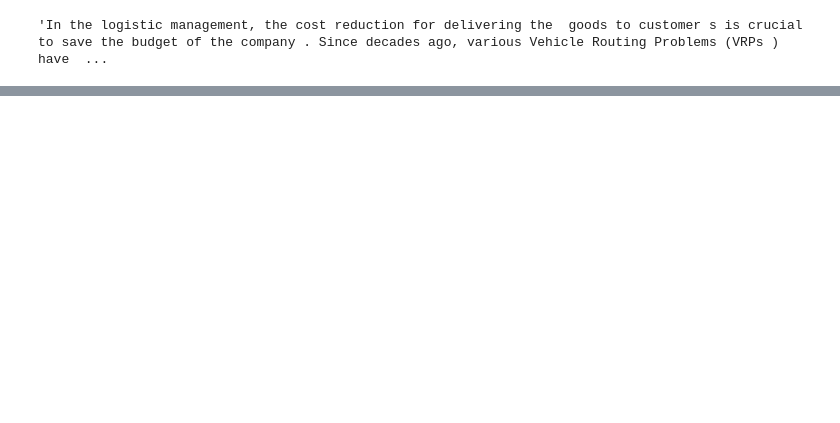
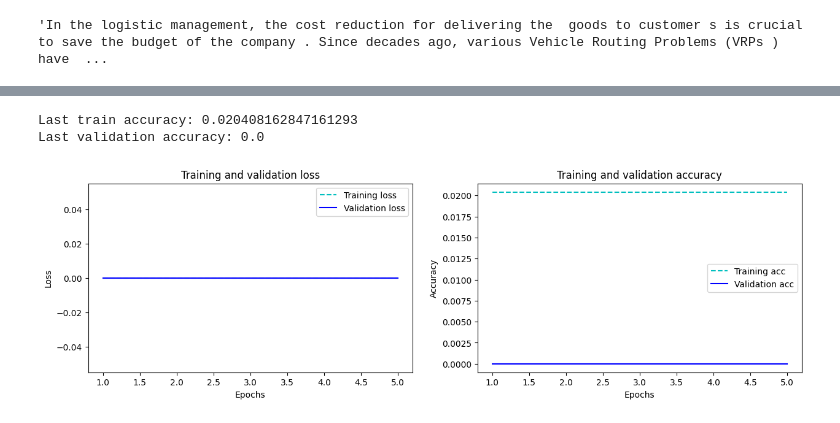
Before and after one commit to doonitius/ai-thesisify, a Jupyter notebook: thesis_txts.ipynb, the cells around one changed output, grey strips where cells are left out. Saved outputs shown, nothing was run; the diff lists cells and outputs as text; code cells hidden in the pictures; blank space fills up the shorter version.

```diff
--- a/thesis_txts.ipynb
+++ b/thesis_txts.ipynb
@@ -143,0 +320,3 @@ ValueError: The least populated class in y has only 1 member, which is too few.
+# %%
+rnn.compile(optimizer='rmsprop',
+            loss='sparse_categorical_crossentropy', metrics=['acc'])
@@ -143,0 +343,2 @@ ValueError: The least populated class in y has only 1 member, which is too few.
+# %%
+his =  rnn.fit(x_train,y_train,epochs=5,batch_size=32,validation_data=(x_val,y_val))
@@ -143,0 +351,44 @@ ValueError: The least populated class in y has only 1 member, which is too few.
+# %%
+# define a function to plot the result from training step
+def show_result(history):
+
+    # Print the result from the last epoch
+    print('Last train accuracy: %s'%history.history['acc'][-1])
+    print('Last validation accuracy: %s'%history.history['val_acc'][-1])
+
+    loss = history.history['loss']
+    val_loss = history.history['val_loss']
+
+    acc = history.history['acc']
+    val_acc = history.history['val_acc']
+
+    epochs = range(1, len(loss) + 1)
+
+    # Define a subplot
+    fig, axs = plt.subplots(1,2,figsize=(15,4))
+
+    # Plot loss
+    loss_plot = axs[0]
+
+    loss_plot.plot(epochs, loss, 'c--', label='Training loss')
+    loss_plot.plot(epochs, val_loss, 'b', label='Validation loss')
+    loss_plot.set_title('Training and validation loss')
+    loss_plot.set_xlabel('Epochs')
+    loss_plot.set_ylabel('Loss')
+    loss_plot.legend()
+
+    # Plot accuracy
+    acc_plot = axs[1]
+
+    acc_plot.plot(epochs, acc, 'c--', label='Training acc')
+    acc_plot.plot(epochs, val_acc, 'b', label='Validation acc')
+    acc_plot.set_title('Training and validation accuracy')
+    acc_plot.set_xlabel('Epochs')
+    acc_plot.set_ylabel('Accuracy')
+    acc_plot.legend()
+# %%
+show_result(his)
+# %% [output]
+Last train accuracy: 0.020408162847161293
+Last validation accuracy: 0.0
+[figure, added]
```
Also changed, not shown: parts of 24 cells of this notebook.
